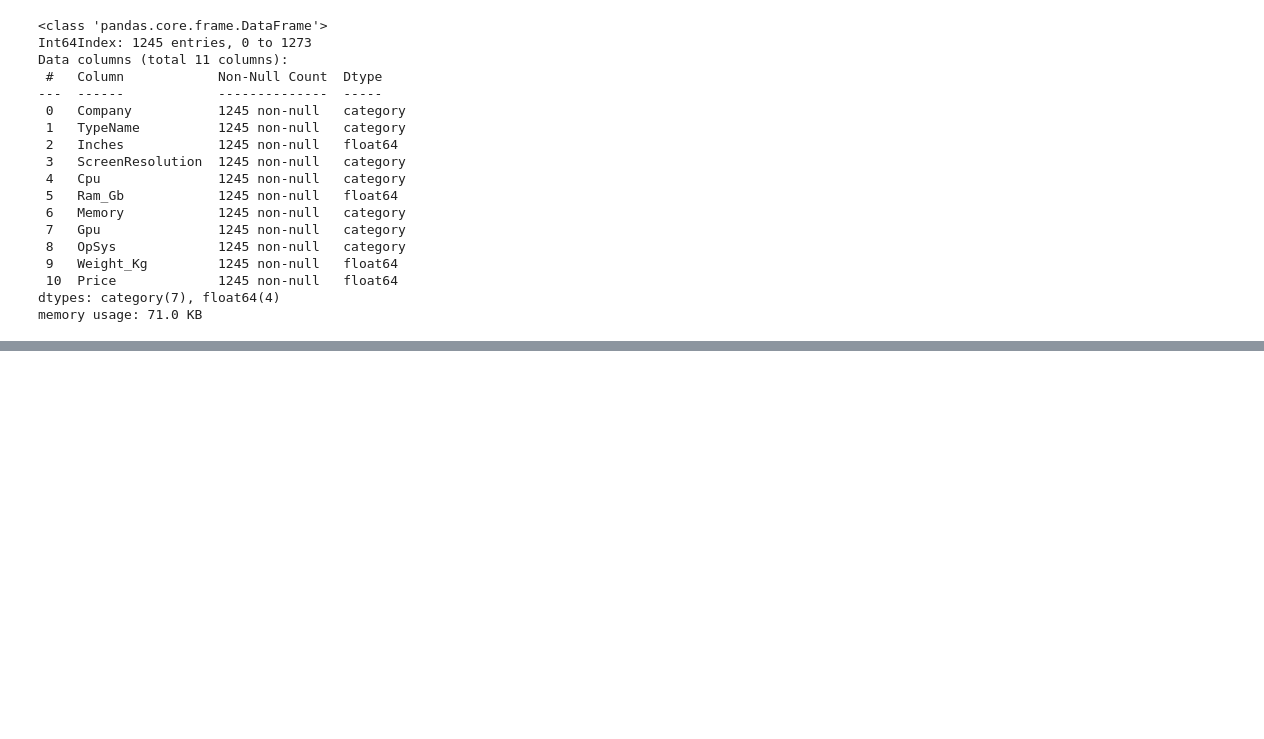
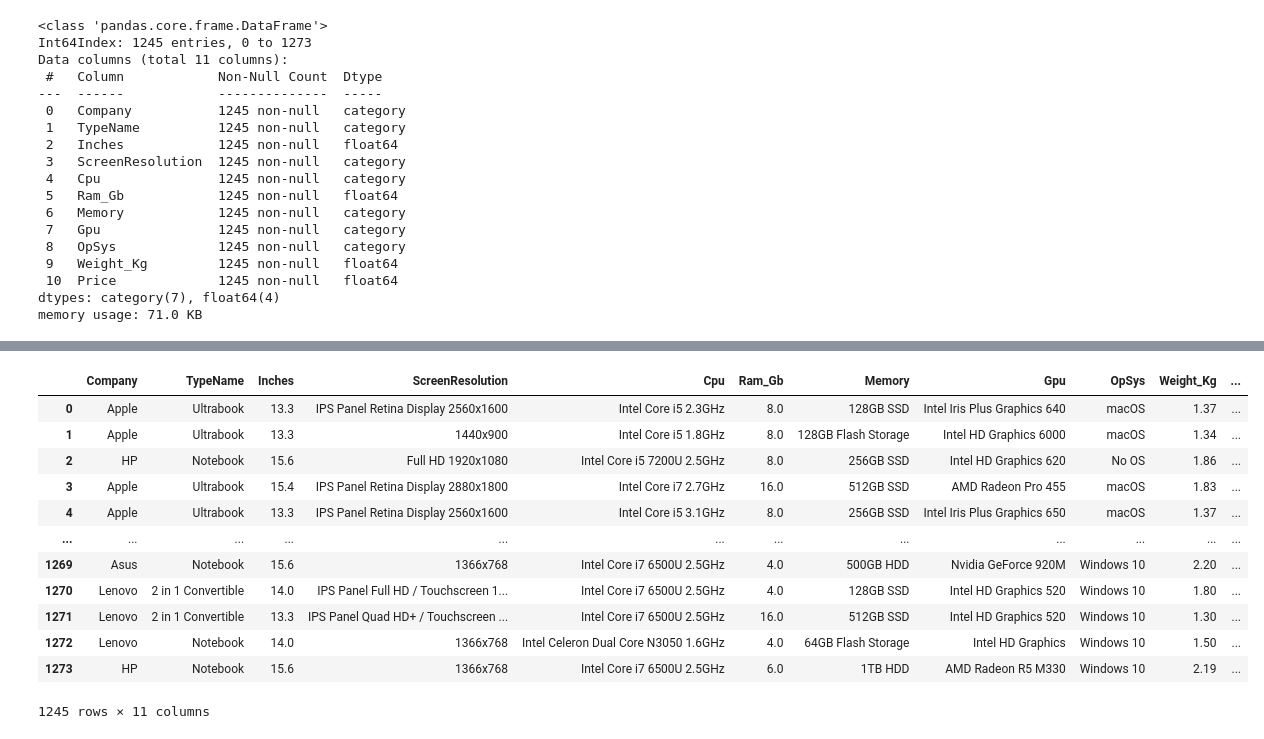
Before and after one commit to Ste881/Laptop-price-prediction, a Jupyter notebook: laptop_ML_project.ipynb, the cells around one changed output, grey strips where cells are left out. Drawn from its saved outputs; the diff is of its cells as text; code cells hidden in the pictures; blank space fills up the shorter version.

```diff
--- a/laptop_ML_project.ipynb
+++ b/laptop_ML_project.ipynb
@@ -191,0 +207,50 @@ memory usage: 71.0 KB
+# %%
+#To deal with outliers, I am writing a function with Winsorization
+import pandas as pd
+import numpy as np
+
+def winsorize_outliers(df, columns, lower_percentile=5, upper_percentile=95):
+    """
+    Winsorize outliers in the specified columns of a pandas DataFrame.
+
+    Parameters:
+        df (DataFrame): The pandas DataFrame containing the data.
+        columns (list): A list of column names in which outliers should be winsorized.
+        lower_percentile (float): The lower percentile below which values are considered outliers.
+                                  Default is 5.
+        upper_percentile (float): The upper percentile above which values are considered outliers.
+                                  Default is 95.
+
+    Returns:
+        DataFrame: A copy of the input DataFrame with outliers winsorized.
+    """
+    df_winsorized = df.copy()
+
+    for col in columns:
+        lower_bound = np.percentile(df[col], lower_percentile)
+        upper_bound = np.percentile(df[col], upper_percentile)
+
+        # Replace values below the lower bound with the lower bound
+        df_winsorized[col] = np.where(df_winsorized[col] < lower_bound, lower_bound, df_winsorized[col])
+
+        # Replace values above the upper bound with the upper bound
+        df_winsorized[col] = np.where(df_winsorized[col] > upper_bound, upper_bound, df_winsorized[col])
+
+    return df_winsorized
+
+numeric_list = ["Inches", "Ram_Gb", "Weight_Kg", "Price"]
+winsorize_outliers(df, numeric_list)
+# %% [output]
+|  | Company | TypeName | Inches | ScreenResolution | Cpu | Ram_Gb | Memory | Gpu | OpSys | Weight_Kg | ... |
+| 0 | Apple | Ultrabook | 13.3 | IPS Panel Retina Display 2560x1600 | Intel Core i5 2.3GHz | 8.0 | 128GB SSD | Intel Iris Plus Graphics 640 | macOS | 1.37 | ... |
+| 1 | Apple | Ultrabook | 13.3 | 1440x900 | Intel Core i5 1.8GHz | 8.0 | 128GB Flash Storage | Intel HD Graphics 6000 | macOS | 1.34 | ... |
+| 2 | HP | Notebook | 15.6 | Full HD 1920x1080 | Intel Core i5 7200U 2.5GHz | 8.0 | 256GB SSD | Intel HD Graphics 620 | No OS | 1.86 | ... |
+| 3 | Apple | Ultrabook | 15.4 | IPS Panel Retina Display 2880x1800 | Intel Core i7 2.7GHz | 16.0 | 512GB SSD | AMD Radeon Pro 455 | macOS | 1.83 | ... |
+| 4 | Apple | Ultrabook | 13.3 | IPS Panel Retina Display 2560x1600 | Intel Core i5 3.1GHz | 8.0 | 256GB SSD | Intel Iris Plus Graphics 650 | macOS | 1.37 | ... |
+| ... | ... | ... | ... | ... | ... | ... | ... | ... | ... | ... | ... |
+| 1269 | Asus | Notebook | 15.6 | 1366x768 | Intel Core i7 6500U 2.5GHz | 4.0 | 500GB HDD | Nvidia GeForce 920M | Windows 10 | 2.20 | ... |
+| 1270 | Lenovo | 2 in 1 Convertible | 14.0 | IPS Panel Full HD / Touchscreen 1... | Intel Core i7 6500U 2.5GHz | 4.0 | 128GB SSD | Intel HD Graphics 520 | Windows 10 | 1.80 | ... |
+| 1271 | Lenovo | 2 in 1 Convertible | 13.3 | IPS Panel Quad HD+ / Touchscreen ... | Intel Core i7 6500U 2.5GHz | 16.0 | 512GB SSD | Intel HD Graphics 520 | Windows 10 | 1.30 | ... |
+| 1272 | Lenovo | Notebook | 14.0 | 1366x768 | Intel Celeron Dual Core N3050 1.6GHz | 4.0 | 64GB Flash Storage | Intel HD Graphics | Windows 10 | 1.50 | ... |
+| 1273 | HP | Notebook | 15.6 | 1366x768 | Intel Core i7 6500U 2.5GHz | 6.0 | 1TB HDD | AMD Radeon R5 M330 | Windows 10 | 2.19 | ... |
+1245 rows × 11 columns
```
Also changed, not shown: parts of 2 cells of this notebook.
